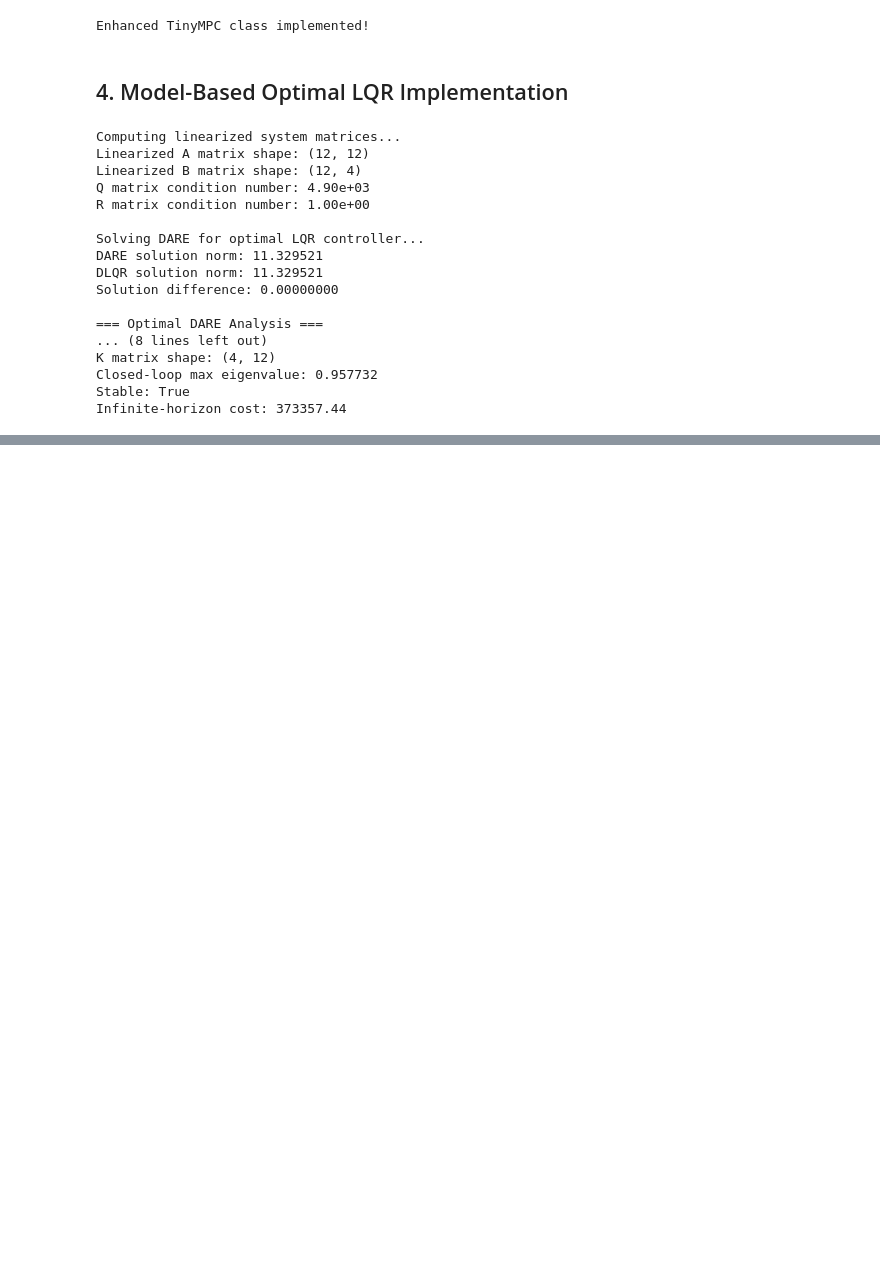
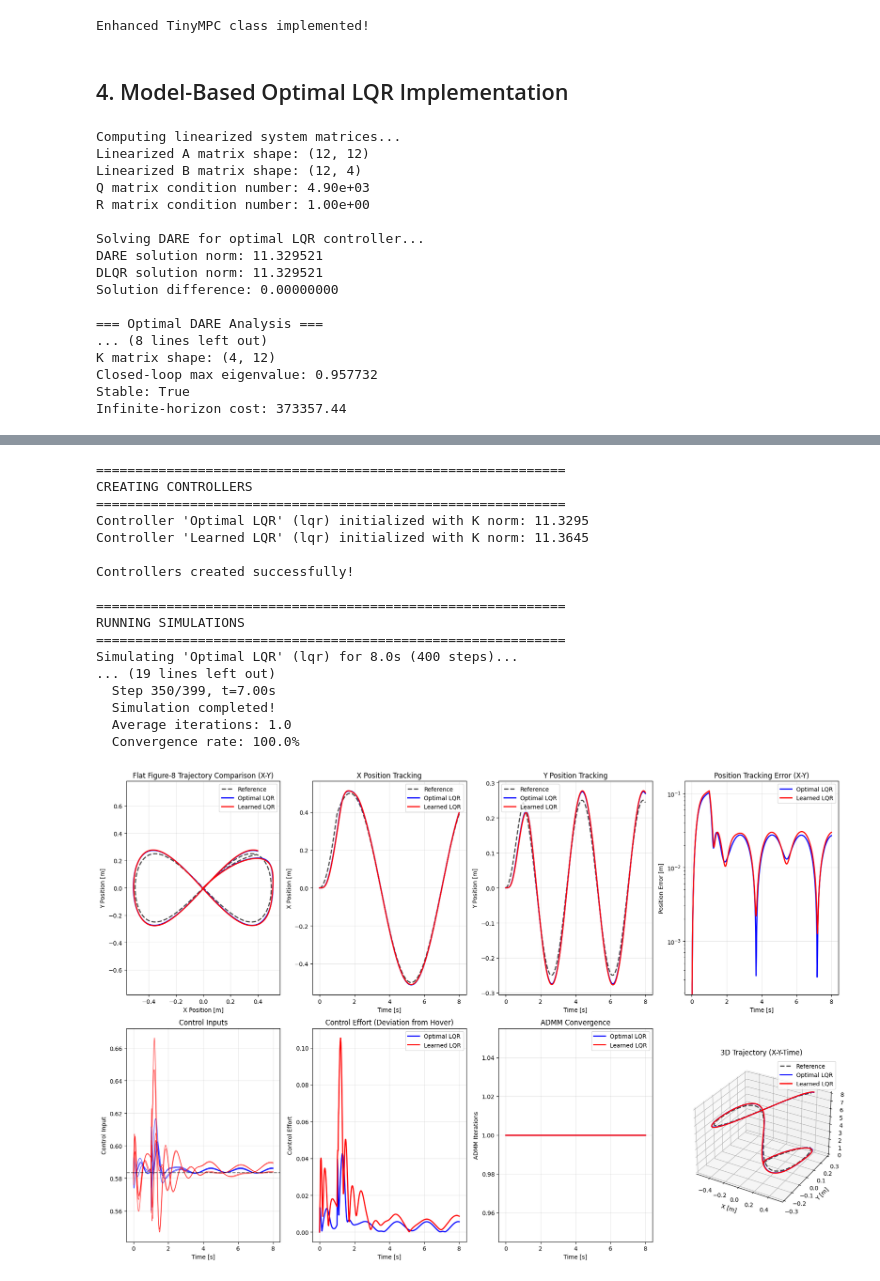
Before and after one commit to moisesmata/tinympc-meta-learning, a Jupyter notebook: LQR.ipynb, the cells around one changed output, grey strips where cells are left out. Drawn from its saved outputs; the diff is of its cells as text; code cells hidden in the pictures; blank space fills up the shorter version.

```diff
--- a/LQR.ipynb
+++ b/LQR.ipynb
@@ -1034,0 +1064,61 @@ For control problems with known system dynamics, using direct analytical solutio
+# %%
+# Create and simulate different controllers
+print("=" * 60)
+print("CREATING CONTROLLERS")
+print("=" * 60)
+
+# Create controllers with new signature: name, controller_type, A, B, Q, R, K_manual=None
+controllers = [
+    # Standard TinyMPC with computed K_inf
+    #QuadrotorController('Baseline TinyMPC', 'tinympc', Anp, Bnp, Q, R),
+
+    # Pure LQR with optimal K
+    QuadrotorController('Optimal LQR', 'lqr', Anp, Bnp, Q, R),
+
+    # Pure LQR with learned K
+    QuadrotorController('Learned LQR', 'lqr', Anp, Bnp, Q, R, K_manual=K_learned)
+]
+
+print("\nControllers created successfully!")
+
+# Simulation setup
+print("\n" + "=" * 60)
+print("RUNNING SIMULATIONS")
+print("=" * 60)
+
+x0_sim = np.copy(xg)
+x0_sim[0:3] = np.array([0.0, 0.0, 0.0])
+x0_sim[3:7] = rptoq(np.array([0.0, 0.0, 0.0]))
+T_sim = 8.0
+
+# Run all simulations
+results = []
+for controller in controllers:
+    results.append(simulate_controller(controller, x0_sim, T_sim))
+
+# Use flexible plotting function with controller names
+errors, efforts = create_comprehensive_plots(
+    results,
+    T_sim,
+    labels=[controller.name for controller in controllers],
+    colors=['b', 'r', 'g', 'm']
+)
+# %% [output]
+============================================================
+CREATING CONTROLLERS
+============================================================
+Controller 'Optimal LQR' (lqr) initialized with K norm: 11.3295
+Controller 'Learned LQR' (lqr) initialized with K norm: 11.3645
+
+Controllers created successfully!
+
+============================================================
+RUNNING SIMULATIONS
+============================================================
+Simulating 'Optimal LQR' (lqr) for 8.0s (400 steps)...
+... (19 lines left out)
+  Step 350/399, t=7.00s
+  Simulation completed!
+  Average iterations: 1.0
+  Convergence rate: 100.0%
+[figure, added]
```
Also changed, not shown: parts of 16 cells of this notebook, 1 other file.
